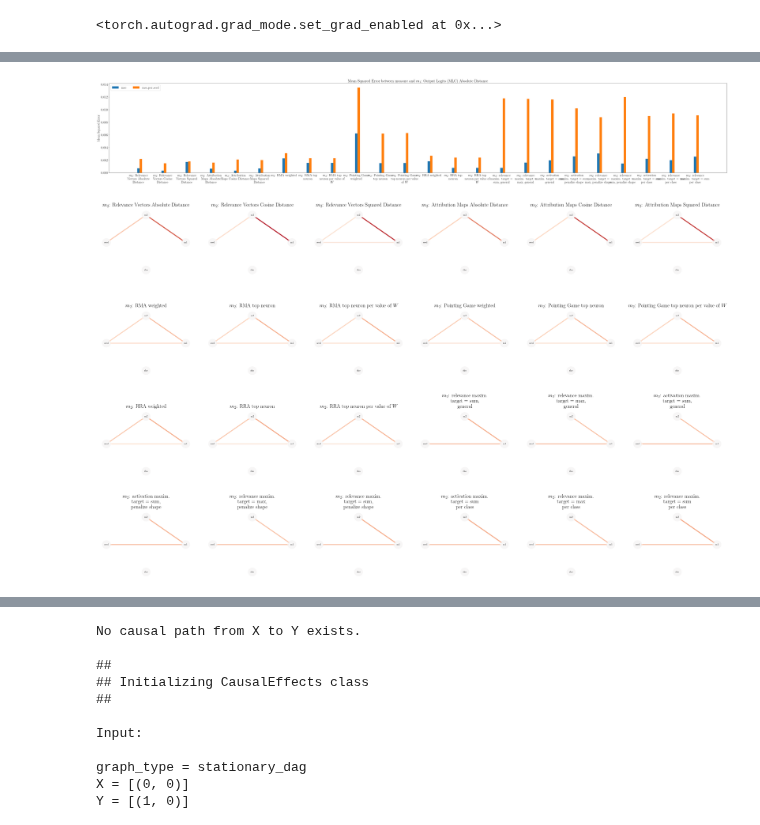
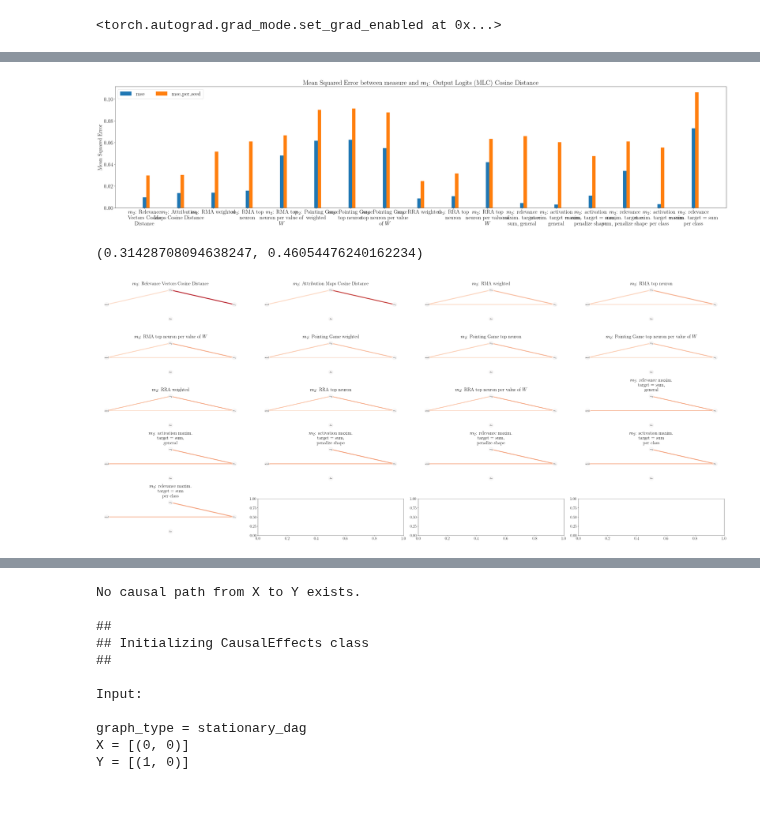
Before and after one commit to lillijo/xai-evaluation-master-thesis, a Jupyter notebook: experiments/compare_measures.ipynb, the cells around one changed output, grey strips where cells are left out. Saved outputs shown, nothing was run; the diff lists cells and outputs as text; code cells hidden in the pictures; blank space fills up the shorter version.

```diff
--- a/experiments/compare_measures.ipynb
+++ b/experiments/compare_measures.ipynb
@@ -731,14 +731,14 @@ m1s = [
 ]
 
 m2s = [
-    "m2_rel_abs",
+    #"m2_rel_abs",
     "m2_rel_cosine",
     # "m2_rel_euclid",
-     "m2_rel_l2square",
-    "m2_mac_abs",
+     #"m2_rel_l2square",
+    #"m2_mac_abs",
     # "m2_mac_euclid",
     "m2_mac_cosine",
-     "m2_mac_l2square",
+     #"m2_mac_l2square",
     "m2_rma",
     "m2_rma_neuron1",
     "m2_rma_unweighted",
@@ -758,13 +758,13 @@ m2s = [
     # "m2_Act_max_stats_diff",
     "m2_Rel_sum_diff",
     # "m2_Rel_sum_stats_diff",
-    "m2_Rel_max_diff",
+    #"m2_Rel_max_diff",
     "m2_Act_sum_diff",
     "m2_Act_sum_m_rels",
-    "m2_Rel_max_m_rels",
+    #"m2_Rel_max_m_rels",
     "m2_Rel_sum_m_rels",
     "m2_Act_sum_stats",
-    "m2_Rel_max_stats",
+    #"m2_Rel_max_stats",
     "m2_Rel_sum_stats",
     # "m2_Act_sum_stats_diff",
 ]
@@ -802,32 +802,32 @@ for_plot = {
 }
 
 per_rho = torch.mean(perseed_all, dim=(1))  # filtered
-per_seed = perseed_all / torch.tensor(
-    [torch.max(perseed_all[:, :, i]) for i in range(42)]
-)
 
+
+per_seed = perseed_all #/ torch.tensor([torch.max(perseed_all[:, :, i]) for i in range(len(ALL_MEASURES))])
 """ print(
     per_seed.shape,
     per_rho.shape,
     torch.tensor([torch.max(perseed_all[:, :, i]) for i in range(42)]),
 ) """
-m1_index = 1
+#per_seed = (per_seed - per_seed.min()) / (per_seed.max() - per_seed.min())
+
+m1_index = 2
+r2_per_seed = []
+r2_avg = []
 m1_phi_vals = per_rho[:, m1_index]
 m1_phi_valsps = per_seed[:, :, m1_index]
+
 for measure in m2s:
     mk = ALL_MEASURES.index(measure)
     vals = per_rho[:, mk]  # / per_rho[:, mk].max()
-
-    if measure == "m2_mac_l2square":
-        vals = vals / perseed_all[:, :, mk].max()
-    if measure == "m2_mac_euclid":
-        vals = vals / perseed_all[:, :, mk].max()
+    #vals = (vals - vals.min()) / (vals.max() - vals.min())
 
     mses[measure] = {
         "mse": mse(m1_phi_vals, vals),
         "weighted_mse": round(float(weighted_mse(m1_phi_vals, vals)), 4),
-        # "r2": r2_value(m1_phi_vals, vals),
-        # "r2_per_seed": r2_value(m1_phi_valsps.flatten(), per_seed[:, :, mk].flatten()),
+        #"r2": r2_value(m1_phi_vals, vals),
+        #"r2_per_seed": r2_value(m1_phi_valsps.flatten(), per_seed[:, :, mk].flatten()),
         # torch.mean(torch.tensor([r2_value(m1_phi_valsps[:,s], per_seed[:, s, mk]) for s in range(16)])),
         "mse_per_seed": round(mse(m1_phi_valsps, per_seed[:, :, mk]), 4),
         "weighted_mse_per_seed": round(
@@ -842,36 +842,47 @@ for measure in m2s:
     }
     for_plot["mse"].append(mses[measure]["mse"])
     for_plot["weighted_mse"].append(mses[measure]["weighted_mse"])
-    # for_plot["r2"].append(mses[measure]["r2"])
-    # for_plot["r2_per_seed"].append(mses[measure]["r2_per_seed"])
+    #for_plot["r2"].append(mses[measure]["r2"])
+    r2_per_seed.append(r2s[measure]["r2_per_seed"])
+    r2_avg.append(r2s[measure]["r2"])
     for_plot["mse_per_seed"].append(mses[measure]["mse_per_seed"])
     for_plot["weighted_mse_per_seed"].append(mses[measure]["weighted_mse_per_seed"])
 
 
 x = np.arange(len(mses.keys()))  # the label locations
 fig, ax = plt.subplots(layout="constrained", figsize=(2* len(x), 8))
 width = 0.1  # the width of the bars
 multiplier = 0
 for attribute in ["mse", "mse_per_seed"]:  # , "weighted_mse", "weighted_mse_per_seed"
     measurement = for_plot[attribute]
     offset = width * multiplier
     rects = ax.bar(x + offset, measurement, width, label=attribute)
     # ax.bar_label(rects, padding=3)
     multiplier += 1
 
 # Add some text for labels, title and custom x-axis tick labels, etc.
 ax.set_title(
     f"Mean Squared Error between measure and {NAME_DICT[ALL_MEASURES[m1_index]]}"
 )
 ax.set_ylabel("Mean Squared Error")
 # ax.set_ylim([0.0, 0.016])
 ax.set_xticks(x, ["\n".join(wrap(NAME_DICT[k], 20)) for k in mses.keys()])
 ax.legend(loc="upper left", ncols=4)
 # ax.set_ylim(0, 1)
 
 with open(f"mses_{experiment_name}.json", "w") as f:
     json.dump({NAME_DICT[k]: mses[k] for k in mses.keys()}, f)
 with open(f"r2s_{experiment_name}.json", "w") as f:
     json.dump({NAME_DICT[k]: r2s[k] for k in r2s.keys()}, f)
 # %% [output]
-[figure, old version]
+[figure, new version]
+# %%
+r2_value(
+    m1_phi_valsps.flatten(),
+    per_seed[:, :, ALL_MEASURES.index("m2_rma_neuron1")].flatten(),
+), r2_value(
+    m1_phi_valsps.flatten(),
+    per_seed[:, :, ALL_MEASURES.index("m2_rma_unweighted")].flatten(),
+)
+# %% [output]
+(0.31428708094638247, 0.46054476240162234)
@@ -887,31 +921,36 @@ dafr[:, 3] = torch.tensor(
 )  # watermark_flip_m0
 
 # plt.scatter(dafr[:,3], dafr[:,2])
+r = 5
+c = 4
 
 fig, axs = plt.subplots(
-    4,
-    6,
+    r,
+    c,
     figsize=(
-        8 * 5.8,
-        6 * 4.6,
+        r * 10,
+        c * 5,
     ),
     gridspec_kw={"wspace": 0.1, "hspace": 0.45},
 )
-all_results = []
 
 
 for i, m in tqdm(enumerate(m2s)):
     dafr[:, :2] = perseed_all[:, :, [0, ALL_MEASURES.index(m)]].flatten(0, 1)
     dataframe, var_names = remove_empty(
         dafr.numpy(),
-        np.array(["m1", "m2", "seed", "rho"]),
+        np.array(["$m_1$", "$m_2$", "seed", "$\rho$"]),
         np.array([0, 0, 1, 0]),
         with_type=False,
     )
-    results = causal_discovery(
-        dataframe, test="GPDCtorch"
-    )  # RobustParCorr RegressionCI CMIknnMixed GPDCtorch
-    axie = plt.subplot(4,6,i+1)
+    if not f"{m}_GPDCtorch" in all_results:
+        results = causal_discovery(
+            dataframe, test="GPDCtorch"
+        )  # RobustParCorr RegressionCI CMIknnMixed GPDCtorch
+    else:
+        results = all_results[f"{m}_GPDCtorch"]
+    all_results[f"{m}_GPDCtorch"] = results
+    axie = plt.subplot(r,c,i+1)
     axie.set_title(NAME_DICT[m])
 
     tp.plot_graph(
@@ -928,4 +967,4 @@ for i, m in tqdm(enumerate(m2s)):
     )
 # plt.show()
 # %% [output]
-[figure, old version]
+[figure, new version]
```
Also changed, not shown: parts of 11 cells of this notebook, 3 other files.
